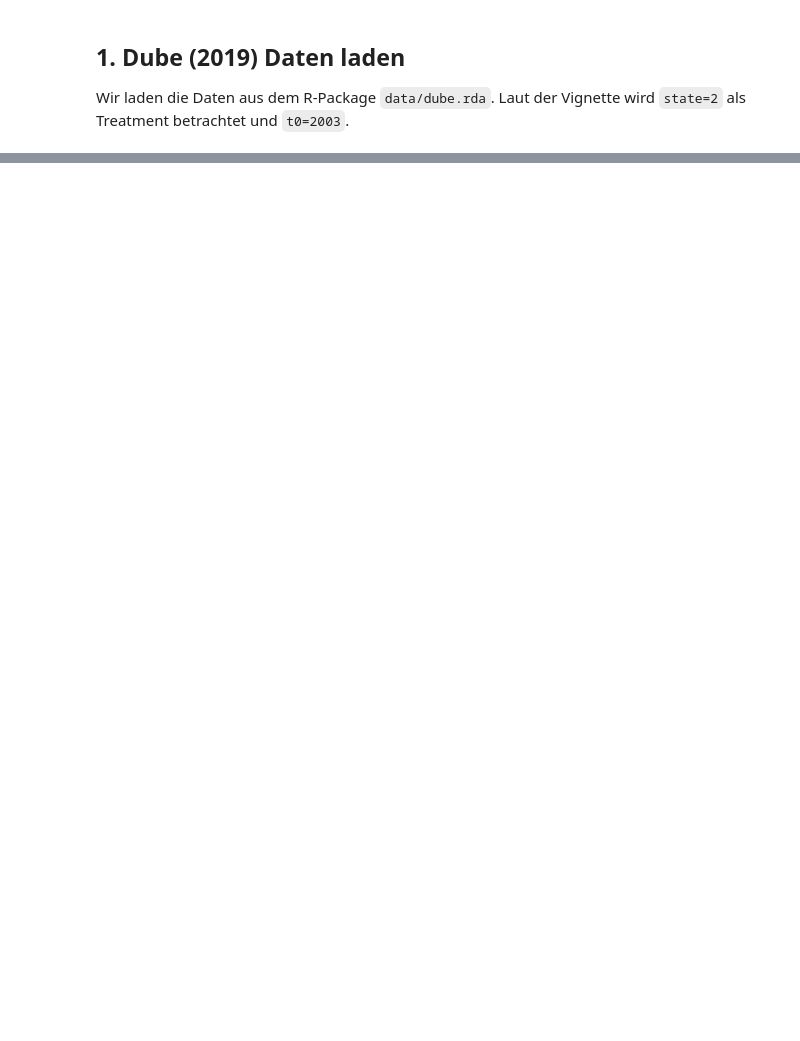
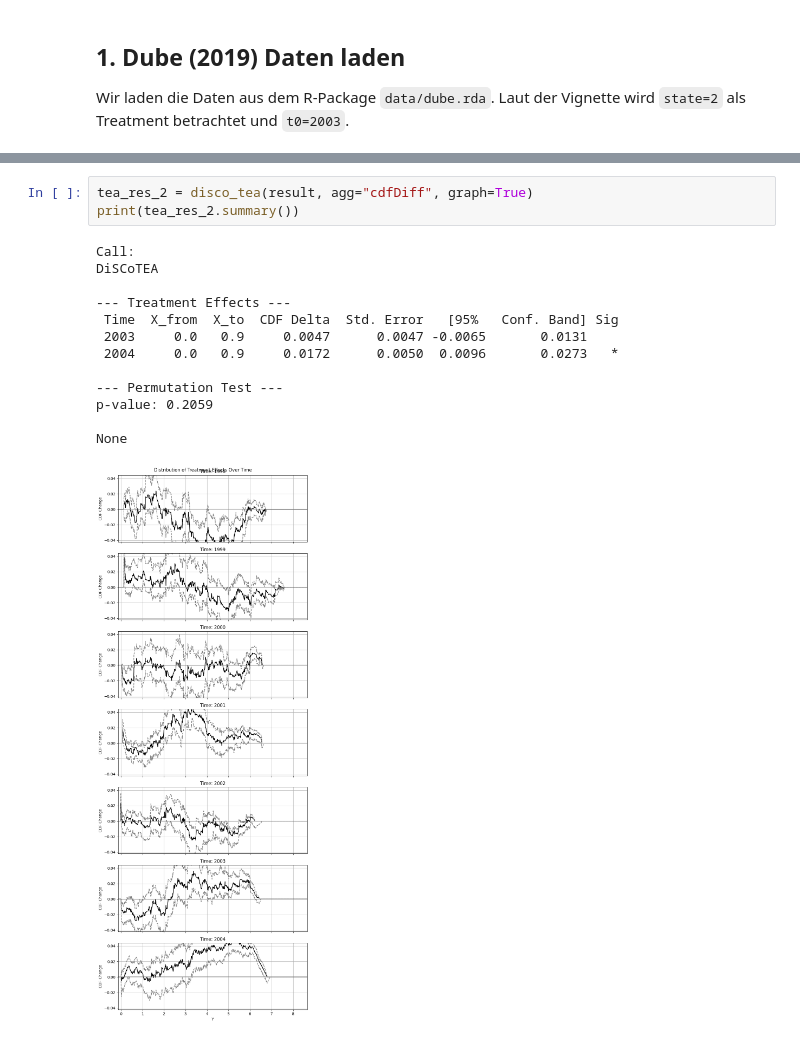
Before and after one commit to alexanderhxs/DiSCos, a Jupyter notebook: python/test_disco.ipynb, the cells around one changed output, grey strips where cells are left out. Drawn from its saved outputs; the diff is of its cells as text; blank space fills up the shorter version.

```diff
--- a/python/test_disco.ipynb
+++ b/python/test_disco.ipynb
@@ -91,0 +151,17 @@ dtype: float64
+# %%
+tea_res_2 = disco_tea(result, agg="cdfDiff", graph=True)
+print(tea_res_2.summary())
+# %% [output]
+Call:
+DiSCoTEA
+
+--- Treatment Effects ---
+ Time  X_from  X_to  CDF Delta  Std. Error   [95%   Conf. Band] Sig
+ 2003     0.0   0.9     0.0047      0.0047 -0.0065       0.0131
+ 2004     0.0   0.9     0.0172      0.0050  0.0096       0.0273   *
+
+--- Permutation Test ---
+p-value: 0.2059
+
+None
+[figure, added]
```
Also changed, not shown: parts of 11 cells of this notebook, 7 other files.
